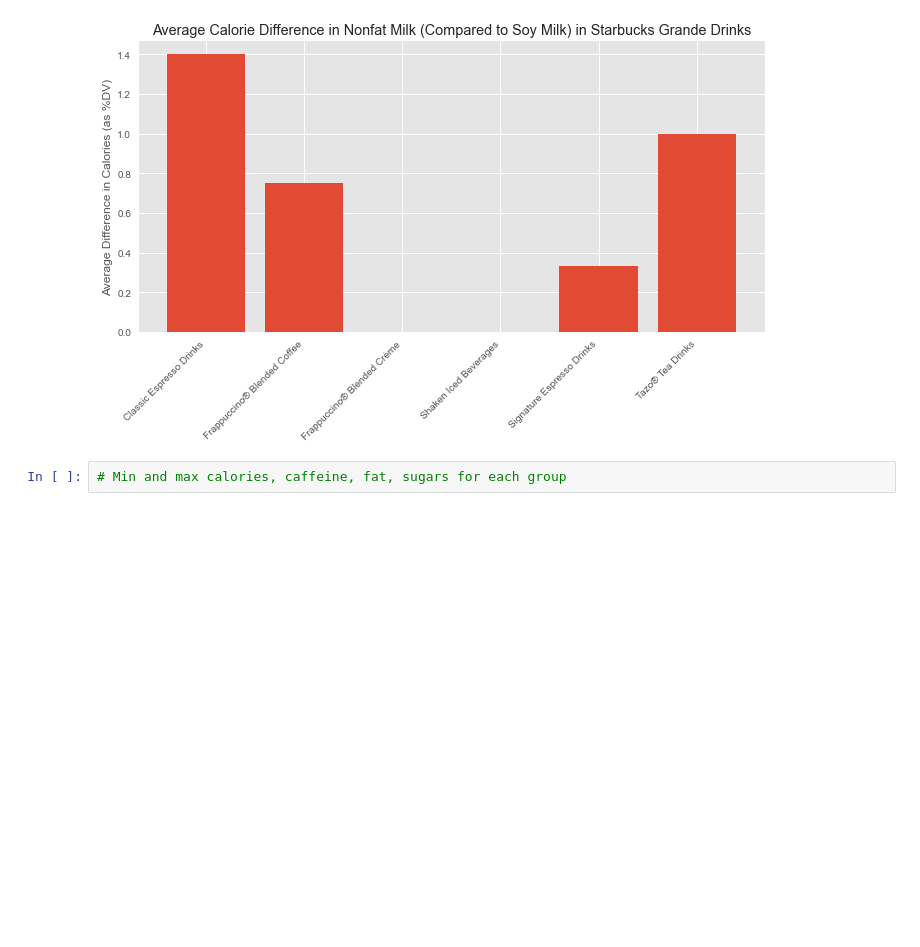
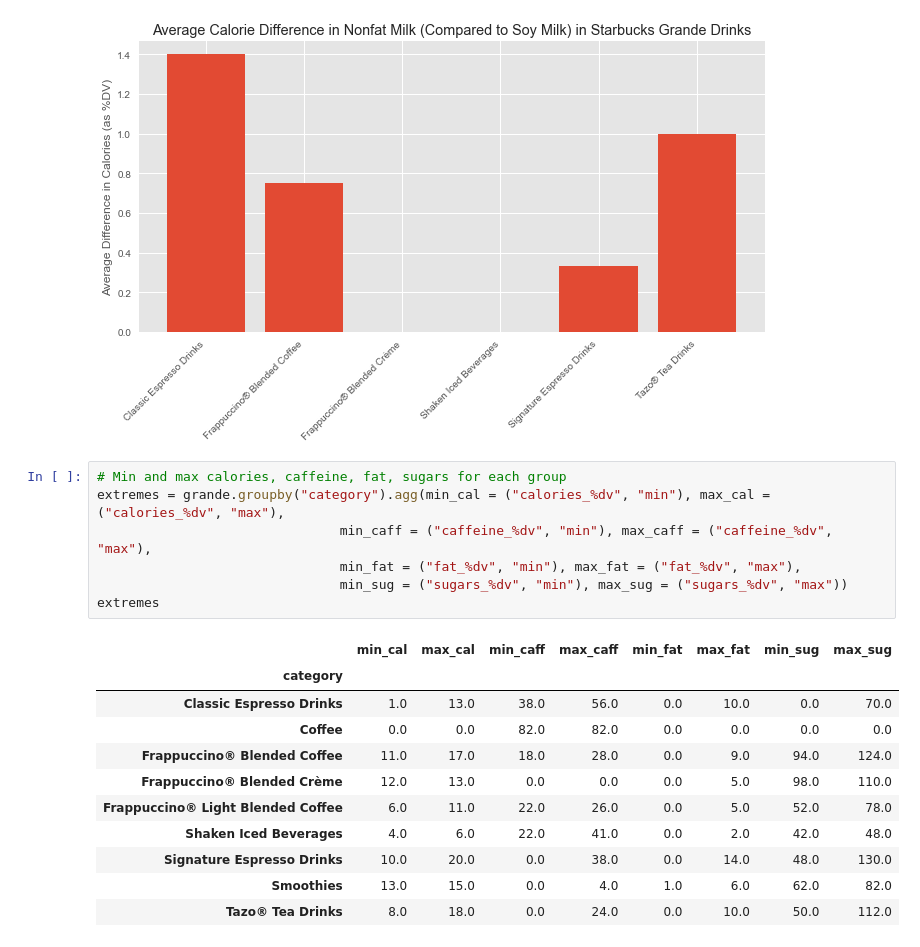
Before and after one commit to Ugi77/projects, a Jupyter notebook: NutritionAnalysisTour/desc_stats_pandas.ipynb, the cells around one changed output. Saved outputs shown, nothing was run; the diff lists cells and outputs as text; blank space fills up the shorter version.

```diff
--- a/NutritionAnalysisTour/desc_stats_pandas.ipynb
+++ b/NutritionAnalysisTour/desc_stats_pandas.ipynb
@@ -250,3 +250,20 @@ plt.xticks(rotation = 45, ha ='right')
 [figure]
 # %%
 # Min and max calories, caffeine, fat, sugars for each group
+extremes = grande.groupby("category").agg(min_cal = ("calories_%dv", "min"), max_cal = ("calories_%dv", "max"),
+                               min_caff = ("caffeine_%dv", "min"), max_caff = ("caffeine_%dv", "max"),
+                               min_fat = ("fat_%dv", "min"), max_fat = ("fat_%dv", "max"),
+                               min_sug = ("sugars_%dv", "min"), max_sug = ("sugars_%dv", "max"))
+extremes
+# %% [output]
+|  | min_cal | max_cal | min_caff | max_caff | min_fat | max_fat | min_sug | max_sug |
+| category |  |  |  |  |  |  |  |  |
+| Classic Espresso Drinks | 1.0 | 13.0 | 38.0 | 56.0 | 0.0 | 10.0 | 0.0 | 70.0 |
+| Coffee | 0.0 | 0.0 | 82.0 | 82.0 | 0.0 | 0.0 | 0.0 | 0.0 |
+| Frappuccino® Blended Coffee | 11.0 | 17.0 | 18.0 | 28.0 | 0.0 | 9.0 | 94.0 | 124.0 |
+| Frappuccino® Blended Crème | 12.0 | 13.0 | 0.0 | 0.0 | 0.0 | 5.0 | 98.0 | 110.0 |
+| Frappuccino® Light Blended Coffee | 6.0 | 11.0 | 22.0 | 26.0 | 0.0 | 5.0 | 52.0 | 78.0 |
+| Shaken Iced Beverages | 4.0 | 6.0 | 22.0 | 41.0 | 0.0 | 2.0 | 42.0 | 48.0 |
+| Signature Espresso Drinks | 10.0 | 20.0 | 0.0 | 38.0 | 0.0 | 14.0 | 48.0 | 130.0 |
+| Smoothies | 13.0 | 15.0 | 0.0 | 4.0 | 1.0 | 6.0 | 62.0 | 82.0 |
+| Tazo® Tea Drinks | 8.0 | 18.0 | 0.0 | 24.0 | 0.0 | 10.0 | 50.0 | 112.0 |
```
Also changed, not shown: parts of 1 cell of this notebook.
